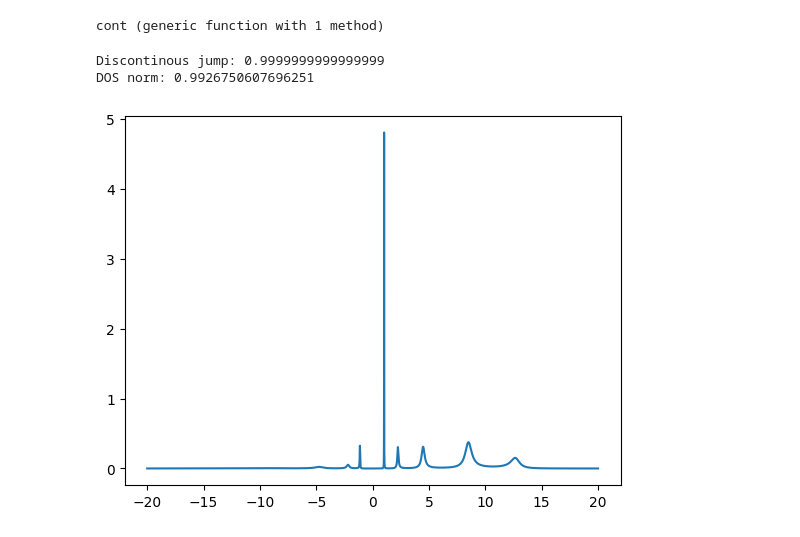
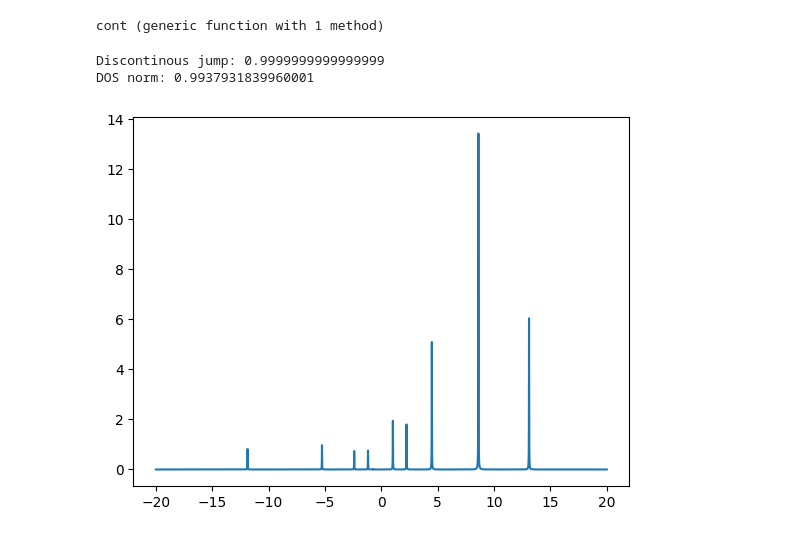
Before and after one commit to krivenko/QInchworm.jl, a Jupyter notebook: bench/ysr/post-processing.ipynb, the cells around one changed output. Saved outputs shown, nothing was run; the diff lists cells and outputs as text; code cells hidden in the pictures.

```diff
--- a/bench/ysr/post-processing.ipynb
+++ b/bench/ysr/post-processing.ipynb
@@ -98,0 +107,23 @@ fourier (generic function with 1 method)
+# %%
+n_τ = 1024
+β = 10
+
+poles = (1.0, -1.0, 0.5, -0.5)
+weights = (3/32, 5/32, 11/32, 13/32)
+@assert sum(weights) == 1
+
+f(ϵ) = 1 / (1 + exp(-β * ϵ))
+
+τ_list = range(0, β, n_τ)
+g_τ_test = -[sum(w * exp(-τ * ϵ) * f(ϵ) for (ϵ, w) in zip(poles, weights)) for τ in τ_list]
+@assert g_τ_test[1] + g_τ_test[end] == -1
+
+n_iω = 200
+g_iω_test = fourier(τ_list, g_τ_test, n_iω)
+
+g_iω_ref = [sum(w / ((1im * π * (2n+1) / β) - ϵ) for (ϵ, w) in zip(poles, weights))
+            for n in -n_iω:(n_iω-1)]
+
+plt.plot(real.(g_iω_test - g_iω_ref), label="real")
+plt.plot(imag.(g_iω_test - g_iω_ref), label="imag")
+plt.legend()
@@ -125,14 +192,17 @@ end
 # %% [output]
 cont (generic function with 1 method)
 # %%
-n_iω = 128
-ϵ_list = -20:0.0001:20
-δ = 0.001
+n_iω = 50
+ϵ_list = -20:0.001:20
+δ = 0.01
 
-ρ = cont(τ, g_u2, n_iω, ϵ_list, δ, gregory_order=3)
+ρ = cont(range(0, β, length(g_u2)), g_u2, n_iω, ϵ_list, δ)
 
+println("DOS norm: ", dos_norm(ϵ_list, ρ))
 plt.plot(ϵ_list, ρ);
+
+# TODO: Reconstruct g_τ
 # %% [output]
 Discontinous jump: 0.9999999999999999
-DOS norm: 0.9926750607696251
+DOS norm: 0.9937931839960001
-[figure, old version]
+[figure, new version]
```
Also changed, not shown: parts of 6 cells of this notebook.
